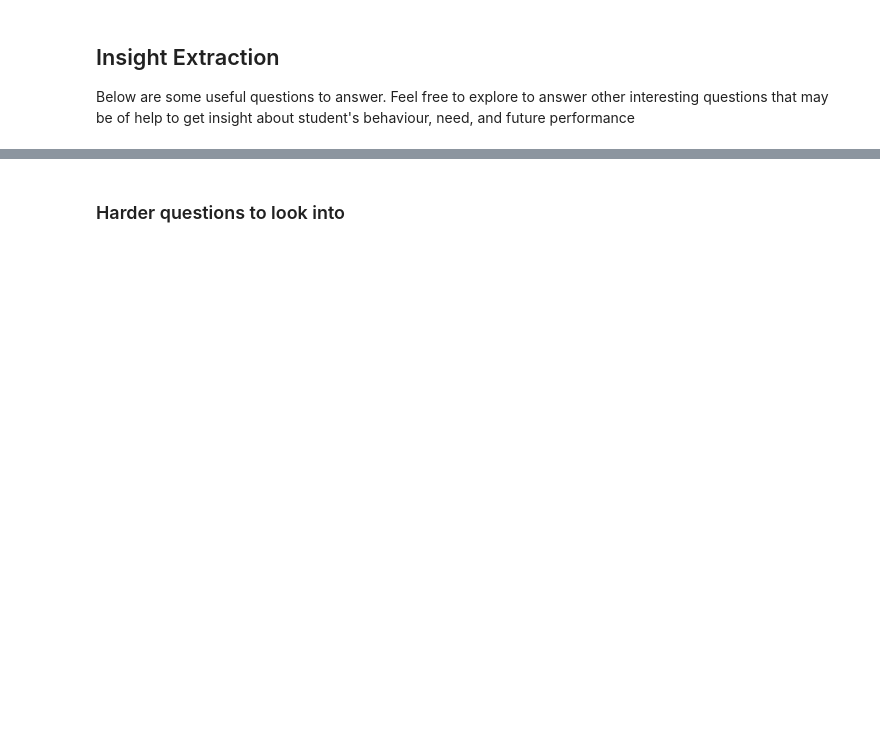
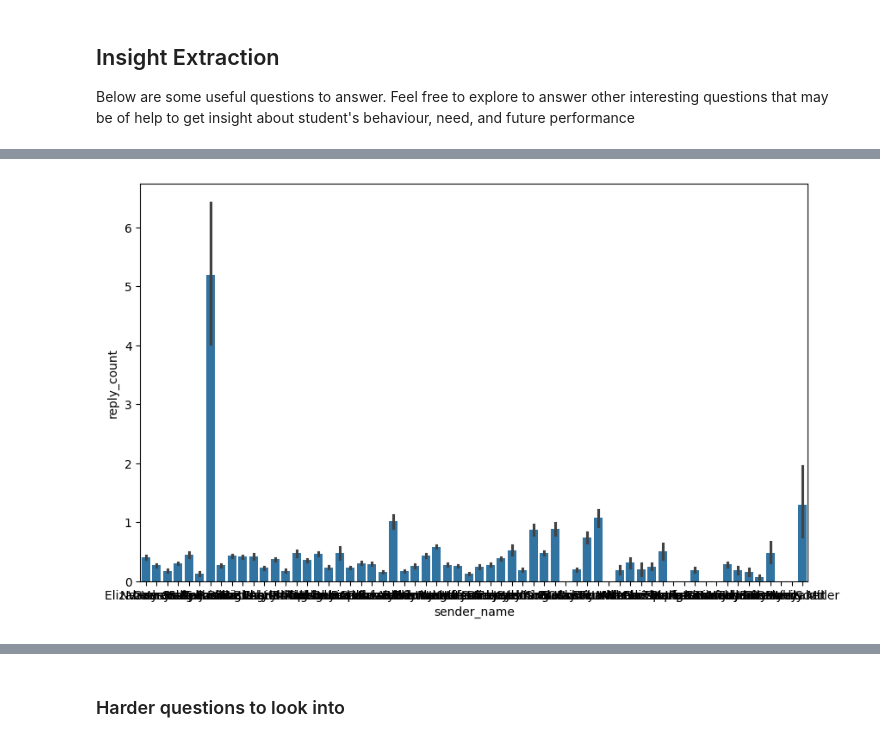
Before and after one commit to AtoBrightSide/network_analysis, a Jupyter notebook: notebooks/parse_slack_data.ipynb, the cells around one changed output, grey strips where cells are left out. Cells and saved outputs as stored; diff of their text form; code cells hidden in the pictures; blank space fills up the shorter version.

```diff
--- a/notebooks/parse_slack_data.ipynb
+++ b/notebooks/parse_slack_data.ipynb
@@ -143,4 +202,9 @@ Below are some useful questions to answer. Feel free to explore to answer other
 # %%
 # Visualize reply counts per user per channel
+plt.figure(figsize=(10,6))
+sns.barplot(x='sender_name', y='reply_count', hue='channel', data=df)
+plt.show()
+# %% [output]
+[figure, added]
 # %%
 # what is the time range of the day that most messages are sent?
```
Also changed, not shown: parts of 12 cells of this notebook.
